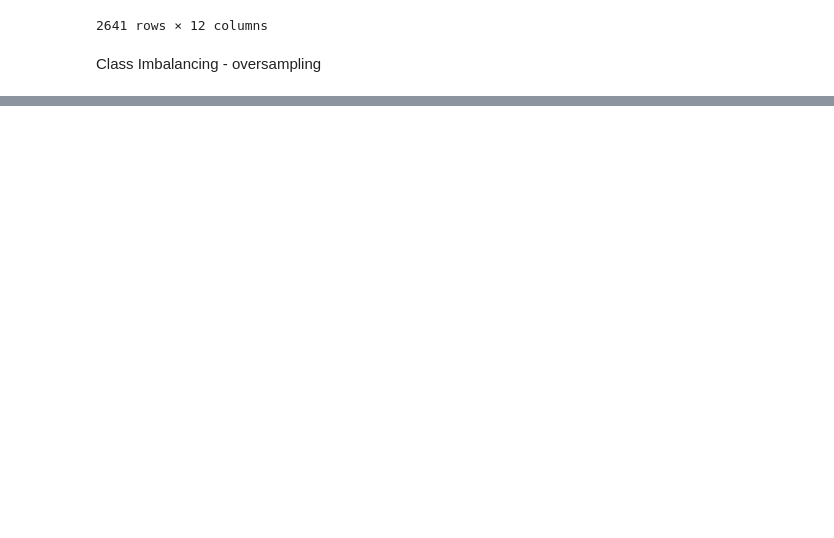
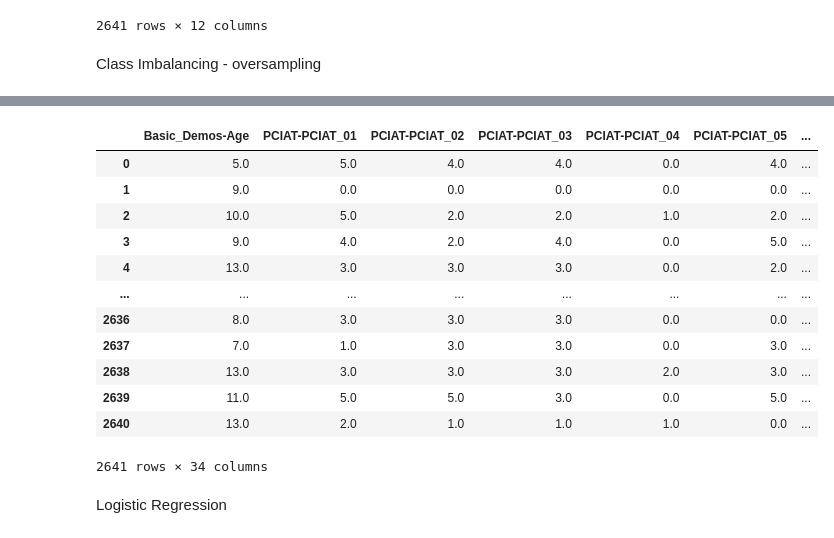
Before and after one commit to serjiusinfanto/Harmful-Internet-Usage-Prediction, a Jupyter notebook: preprocess.ipynb, the cells around one changed output, grey strips where cells are left out. Cells and saved outputs as stored; diff of their text form; code cells hidden in the pictures; blank space fills up the shorter version.

```diff
--- a/preprocess.ipynb
+++ b/preprocess.ipynb
@@ -342,0 +375,19 @@ ImportError: cannot import name '_MissingValues' from 'sklearn.utils._param_vali
+# %%
+df_final_set = pd.concat([df_final, y_fs], axis=1)
+df_final_set
+# %% [output]
+|  | Basic_Demos-Age | PCIAT-PCIAT_01 | PCIAT-PCIAT_02 | PCIAT-PCIAT_03 | PCIAT-PCIAT_04 | PCIAT-PCIAT_05 | ... |
+| 0 | 5.0 | 5.0 | 4.0 | 4.0 | 0.0 | 4.0 | ... |
+| 1 | 9.0 | 0.0 | 0.0 | 0.0 | 0.0 | 0.0 | ... |
+| 2 | 10.0 | 5.0 | 2.0 | 2.0 | 1.0 | 2.0 | ... |
+| 3 | 9.0 | 4.0 | 2.0 | 4.0 | 0.0 | 5.0 | ... |
+| 4 | 13.0 | 3.0 | 3.0 | 3.0 | 0.0 | 2.0 | ... |
+| ... | ... | ... | ... | ... | ... | ... | ... |
+| 2636 | 8.0 | 3.0 | 3.0 | 3.0 | 0.0 | 0.0 | ... |
+| 2637 | 7.0 | 1.0 | 3.0 | 3.0 | 0.0 | 3.0 | ... |
+| 2638 | 13.0 | 3.0 | 3.0 | 3.0 | 2.0 | 3.0 | ... |
+| 2639 | 11.0 | 5.0 | 5.0 | 3.0 | 0.0 | 5.0 | ... |
+| 2640 | 13.0 | 2.0 | 1.0 | 1.0 | 1.0 | 0.0 | ... |
+2641 rows × 34 columns
+# %% [markdown]
+Logistic Regression
```
Also changed, not shown: parts of 14 cells of this notebook.
